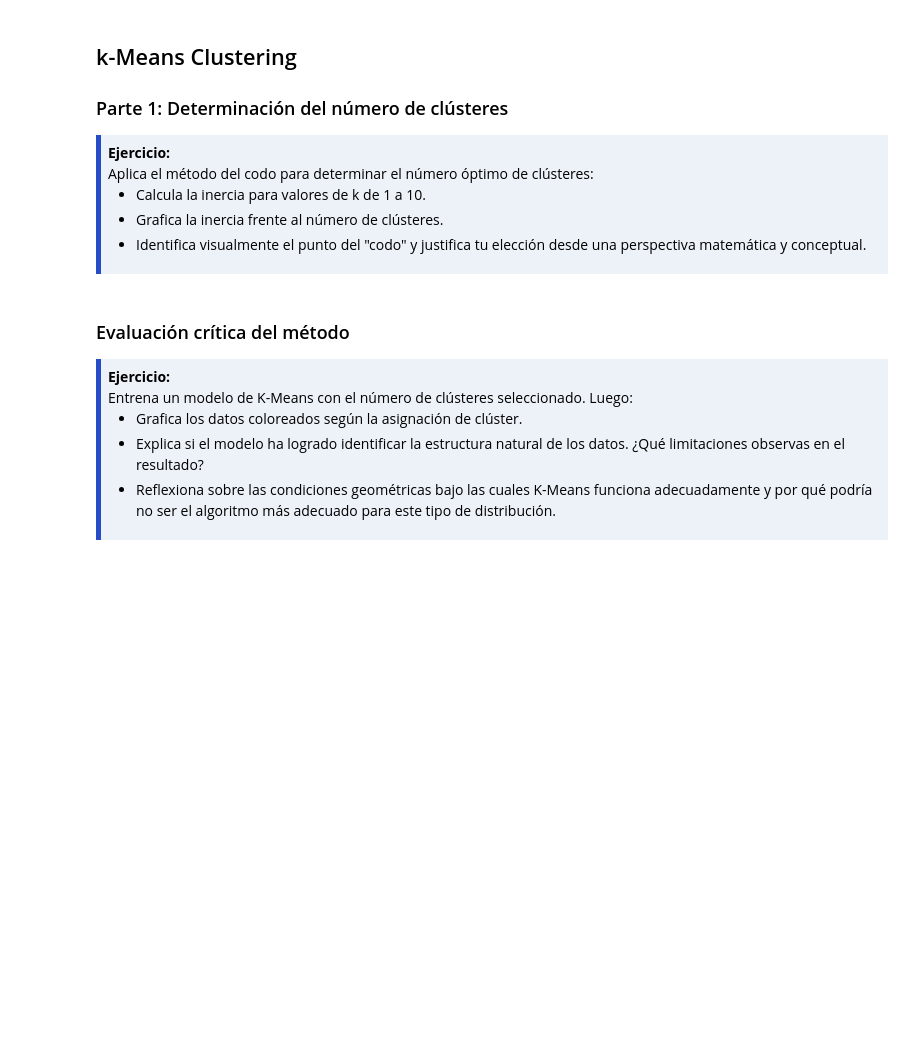
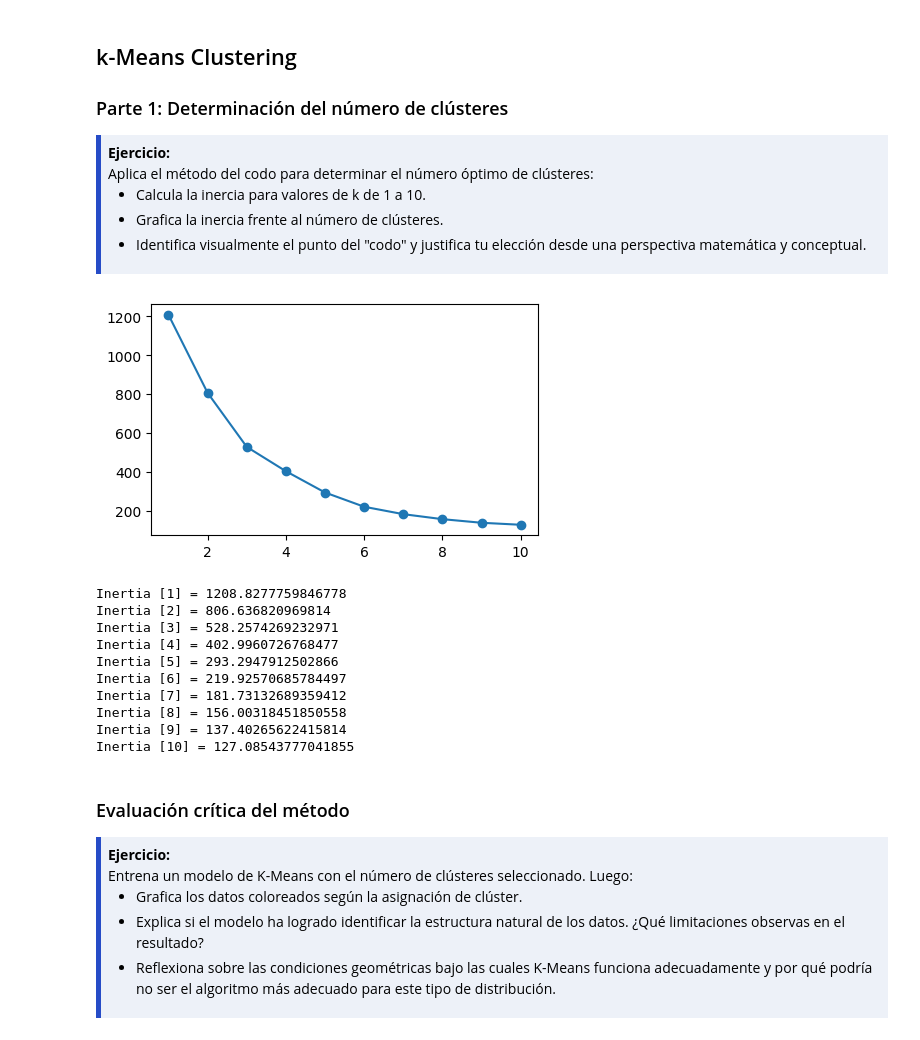
Before and after one commit to juanfercaicedo/AprendizajeAutomaticoInicial, a Jupyter notebook: Talleres/Taller01.ipynb, the cells around one changed output. Drawn from its saved outputs; the diff is of its cells as text; code cells hidden in the pictures; blank space fills up the shorter version.

```diff
--- a/Talleres/Taller01.ipynb
+++ b/Talleres/Taller01.ipynb
@@ -88,6 +88,30 @@ Aplica el método del codo para determinar el número óptimo de clústeres:
 <li>Identifica visualmente el punto del "codo" y justifica tu elección desde una perspectiva matemática y conceptual.</li>
 </ul>
 </div>
+# %%
+inertia=[]
+for i in range(1, 11):
+  modelo = KMeans(n_clusters=i, random_state=42)
+  modelo.fit(X_circles)
+  inertia.append(modelo.inertia_)
+plt.figure(figsize=(5,3))
+plt.plot(range(1, 11), inertia, marker='o')
+plt.show()
+
+for i in range(1, 11):
+  print('Inertia',[i],'=', inertia[i-1])
+# %% [output]
+[figure, added]
+Inertia [1] = 1208.8277759846778
+Inertia [2] = 806.636820969814
+Inertia [3] = 528.2574269232971
+Inertia [4] = 402.9960726768477
+Inertia [5] = 293.2947912502866
+Inertia [6] = 219.92570685784497
+Inertia [7] = 181.73132689359412
+Inertia [8] = 156.00318451850558
+Inertia [9] = 137.40265622415814
+Inertia [10] = 127.08543777041855
 # %% [markdown]
 ### <font color='264CC7'> Evaluación crítica del método </font>
 
```
Also changed, not shown: parts of 5 cells of this notebook.
